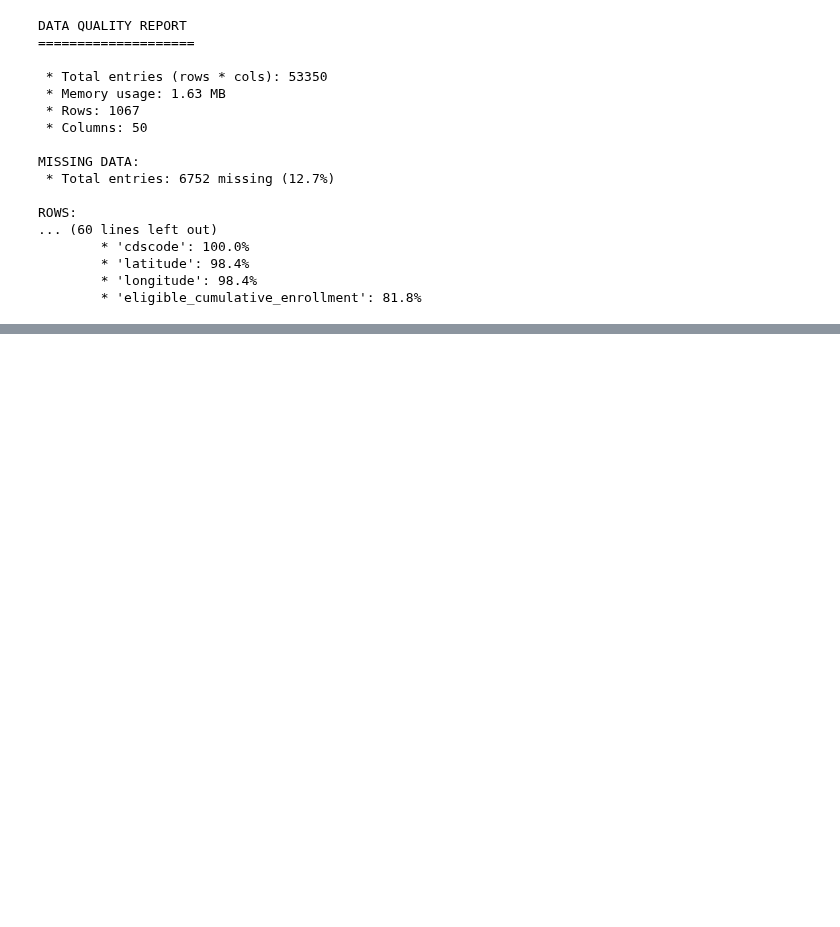
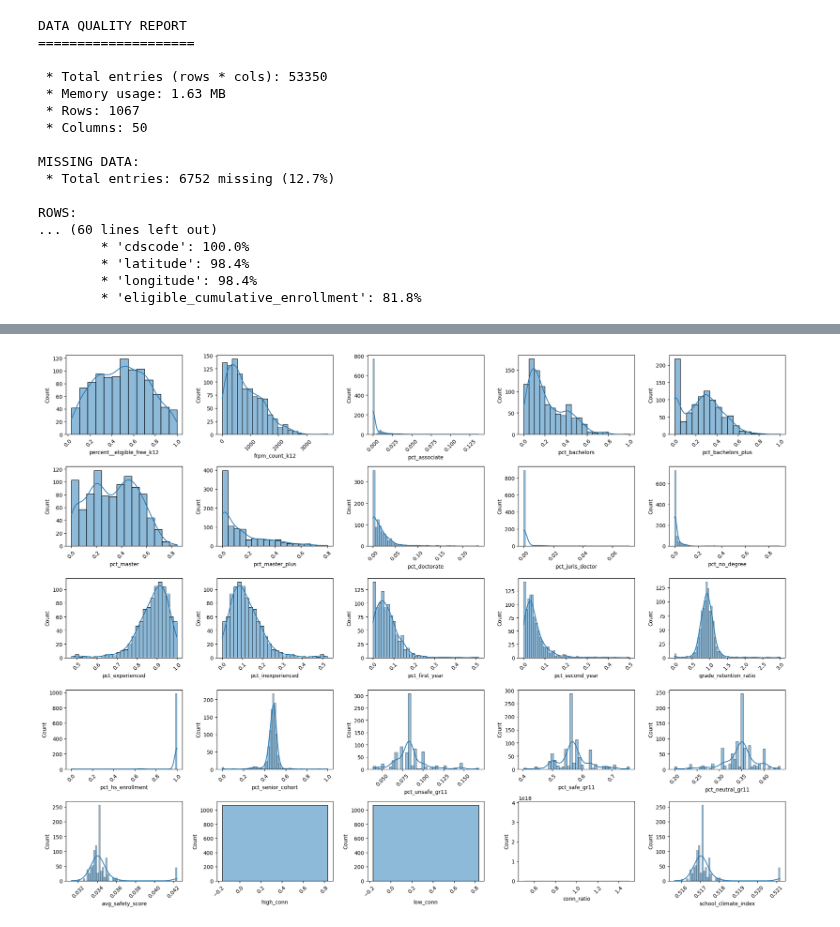
Before and after one commit to junclemente/ads599-capstone_project, a Jupyter notebook: library/02_data_exploration.ipynb, the cells around one changed output, grey strips where cells are left out. Cells and saved outputs as stored; diff of their text form; code cells hidden in the pictures; blank space fills up the shorter version.

```diff
--- a/library/02_data_exploration.ipynb
+++ b/library/02_data_exploration.ipynb
@@ -117,3 +117,11 @@ ROWS:
         * 'latitude': 98.4%
         * 'longitude': 98.4%
         * 'eligible_cumulative_enrollment': 81.8%
+# %%
+# list features and target
+# removed columns with only one value
+target = "regular_hs_diploma_graduates_rate"
+num_cols = ['percent__eligible_free_k12', 'frpm_count_k12', 'pct_associate', 'pct_bachelors', 'pct_bachelors_plus', 'pct_master', 'pct_master_plus', 'pct_doctorate', 'pct_juris_doctor', 'pct_no_degree', 'pct_experienced', 'pct_inexperienced', 'pct_first_year', 'pct_second_year', 'grade_retention_ratio', 'pct_hs_enrollment', 'pct_senior_cohort', 'pct_unsafe_gr11', 'pct_safe_gr11', 'pct_neutral_gr11', 'avg_safety_score', 'high_conn', 'low_conn', 'conn_ratio', 'school_climate_index']
+
+
+cat_cols = ['cdscode', 'county', 'virtual', 'magnet', 'yearroundyn', 'latitude', 'longitude', 'multilingual', 'cohortstudents', 'regular_hs_diploma_graduates_rate', 'met_uccsu_grad_reqs_rate', 'seal_of_biliteracy_rate', 'dropout_rate', 'still_enrolled_rate', 'chronicabsenteeismrate', 'eligible_cumulative_enrollment', 'unexcused_absences_percent', 'outofschool_suspension_absences_percent', 'stu_tch_ratio', 'stu_adm_ratio', 'stu_psv_ratio']
@@ -119,0 +167,15 @@ ROWS:
+# %%
+#
+n_cols = 5
+n_rows = 5
+
+fig, axes = plt.subplots(n_rows, n_cols, figsize=(20, 15))
+axes = axes.flatten()
+
+for i, col in enumerate(num_cols[: n_cols * n_rows]):
+    sns.histplot(df[col], kde=True, ax=axes[i])
+    axes[i].tick_params(axis="x", rotation=45)
+plt.tight_layout()
+plt.show()
+# %% [output]
+[figure, added]
```
Also changed, not shown: parts of 5 cells of this notebook.
